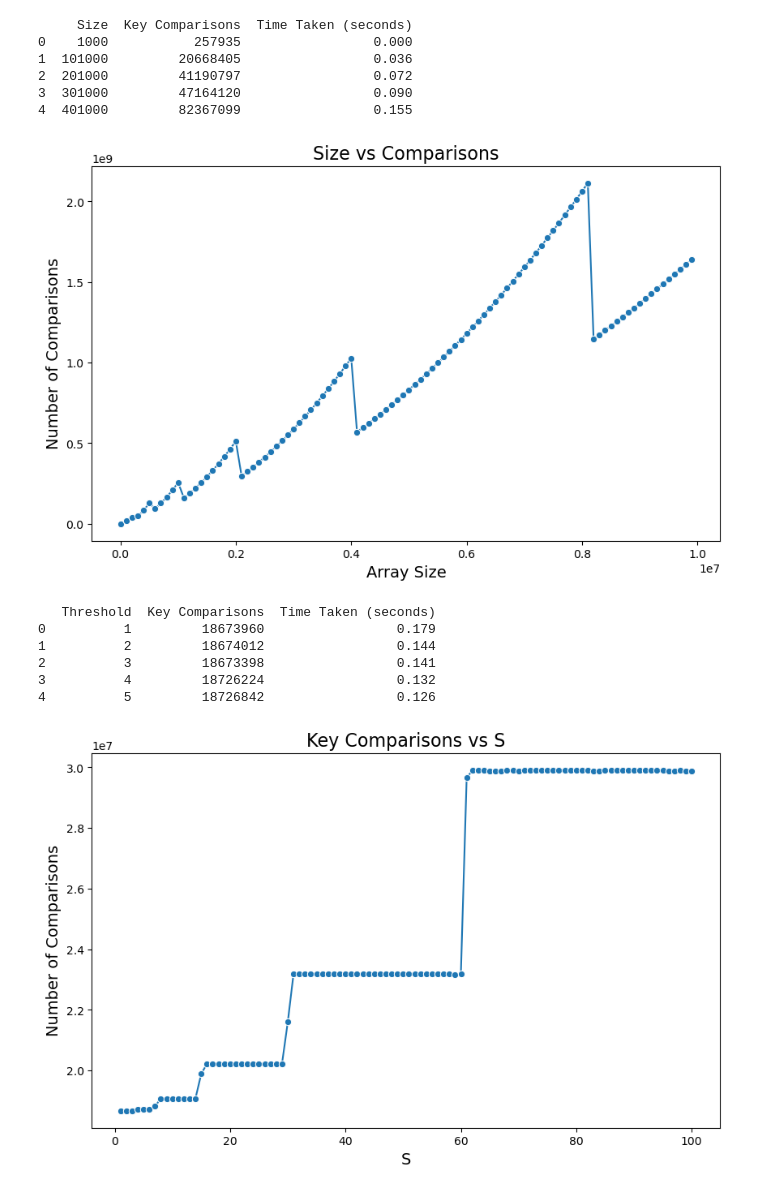
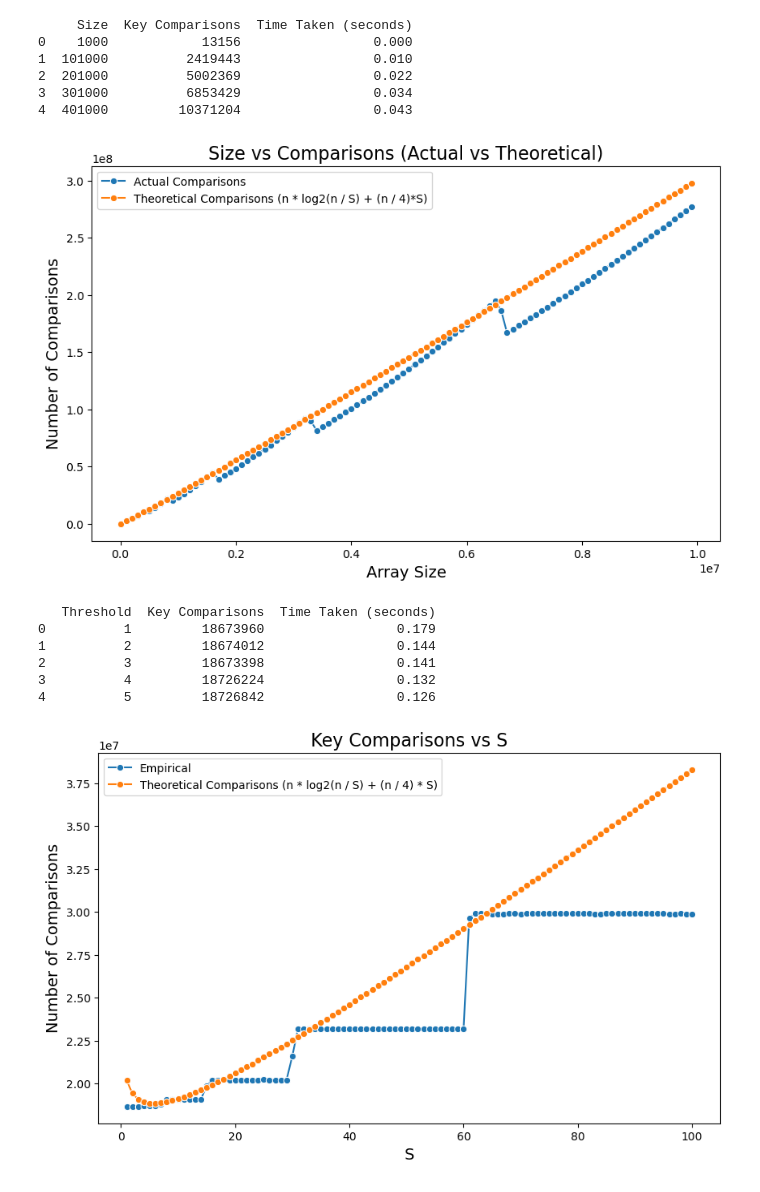
Before and after one commit to Izackyy/SC2001, a Jupyter notebook: Project 1/src/Graph for Project 1.ipynb, the cells around one changed output. Drawn from its saved outputs; the diff is of its cells as text; code cells hidden in the pictures.

Commit message:
updated graphs

```diff
--- a/Project 1/src/Graph for Project 1.ipynb
+++ b/Project 1/src/Graph for Project 1.ipynb
@@ -2,9 +2,10 @@
 import pandas as pd
 import matplotlib.pyplot as plt
 import seaborn as sns
+import math
 
 # Read the CSV file into a pandas DataFrame
-data = pd.read_csv('sorting_results1.csv')  # Replace 'your_data.csv' with the path to your CSV file
+data = pd.read_csv('C:\Users\isaac\OneDrive\Documents\Work\SC mods\SC2001\Lab\SC2001\Project 1\data\sorting_results1.csv')  # Replace 'your_data.csv' with the path to your CSV file
 
 # Check the first few rows of the DataFrame to verify data
 print(data.head())
@@ -14,53 +15,69 @@ print(data.head())
 sizes = data['Size']
 comparisons = data['Key Comparisons']
 
+# Calculate the second line: n * log2(n / S) + (n / 4) * S^2
+theoretical_comparisons = [n * math.log2(n / 50) + (n / 4) * 50 for n in sizes]
+
 # Create the plot
 plt.figure(figsize=(10, 6))
-sns.lineplot(x=sizes, y=comparisons, marker="o")
+
+# Plot the actual "Size vs Comparisons"
+sns.lineplot(x=sizes, y=comparisons, marker="o", label="Actual Comparisons")
+
+# Plot the theoretical comparisons using the formula
+sns.lineplot(x=sizes, y=theoretical_comparisons, marker="o", label="Theoretical Comparisons (n * log2(n / S) + (n / 4)*S)")
 
 # Customize the plot with titles and labels
-plt.title('Size vs Comparisons', fontsize=16)
+plt.title('Size vs Comparisons (Actual vs Theoretical)', fontsize=16)
 plt.xlabel('Array Size', fontsize=14)
 plt.ylabel('Number of Comparisons', fontsize=14)
 
-# Display the graph
+# Display the graph with both lines
+plt.legend()
 plt.show()
 # %% [output]
      Size  Key Comparisons  Time Taken (seconds)
-0    1000           257935                 0.000
-1  101000         20668405                 0.036
-2  201000         41190797                 0.072
-3  301000         47164120                 0.090
-4  401000         82367099                 0.155
+0    1000            13156                 0.000
+1  101000          2419443                 0.010
+2  201000          5002369                 0.022
+3  301000          6853429                 0.034
+4  401000         10371204                 0.043
-[figure, old version]
+[figure, new version]
 # %%
 # Read the CSV file into a pandas DataFrame
 data = pd.read_csv('sorting_results_fixed_size.csv')  # Replace 'your_data.csv' with the path to your CSV file
 
 # Check the first few rows of the DataFrame to verify data
 print(data.head())
 
 # Assuming the CSV has columns 'Size' and 'Comparisons'
 # Customize the labels if the columns are different
 sizes = data['Threshold']
 comparisons = data['Key Comparisons']
 
+
+# Calculate the second line: n * log2(n / S) + (n / 4) * S^2
+theoretical_comparisons = [1000000 * math.log2(1000000 / S) + (1000000 / 4) * S for S in sizes]
+
 # Create the plot
 plt.figure(figsize=(10, 6))
-sns.lineplot(x=sizes, y=comparisons, marker="o")
+sns.lineplot(x=sizes, y=comparisons, marker="o", label = "Empirical")
+
+# Plot the theoretical comparisons using the formula
+sns.lineplot(x=sizes, y=theoretical_comparisons, marker="o", label="Theoretical Comparisons (n * log2(n / S) + (n / 4) * S)")
 
 # Customize the plot with titles and labels
 plt.title('Key Comparisons vs S', fontsize=16)
 plt.xlabel('S', fontsize=14)
 plt.ylabel('Number of Comparisons', fontsize=14)
 
 # Display the graph
 plt.show()
 # %% [output]
    Threshold  Key Comparisons  Time Taken (seconds)
 0          1         18673960                 0.179
 1          2         18674012                 0.144
 2          3         18673398                 0.141
 3          4         18726224                 0.132
 4          5         18726842                 0.126
-[figure, old version]
+[figure, new version]
```
Also changed, not shown: parts of 1 cell of this notebook, 1 other file.
